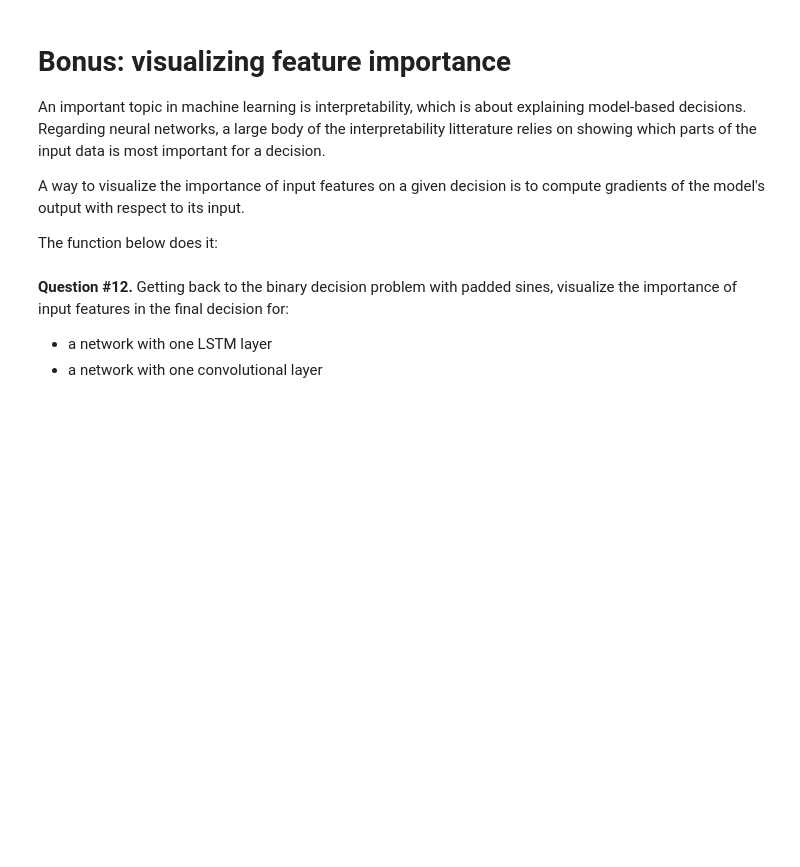
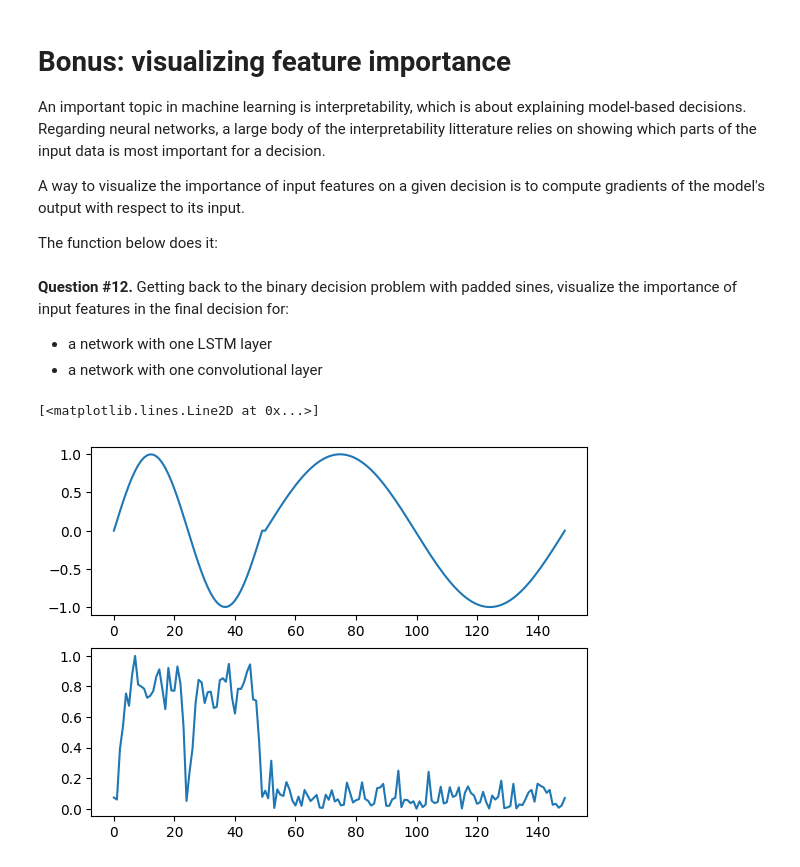
Before and after one commit to rtavenar/notebooks-ml4ts, a Jupyter notebook: 04_deepnets_keras_sol.ipynb, the cells around one changed output. Cells and saved outputs as stored; diff of their text form; code cells hidden in the pictures; blank space fills up the shorter version.

```diff
--- a/04_deepnets_keras_sol.ipynb
+++ b/04_deepnets_keras_sol.ipynb
@@ -468,3 +468,13 @@ conv_model = Sequential([
 ])
 conv_model.compile(loss="binary_crossentropy", optimizer="adam", metrics=["accuracy"])
 h = conv_model.fit(X, y, epochs=30, verbose=0)
+# %%
+grads = make_gradient_heatmap(X, conv_model)
+
+plt.subplot(2, 1, 1)
+plt.plot(X[0, :, 0])
+plt.subplot(2, 1, 2)
+plt.plot(grads[0, :, 0])
+# %% [output]
+[<matplotlib.lines.Line2D at 0x...>]
+[figure, added]
```
Also changed, not shown: parts of 1 cell of this notebook.
